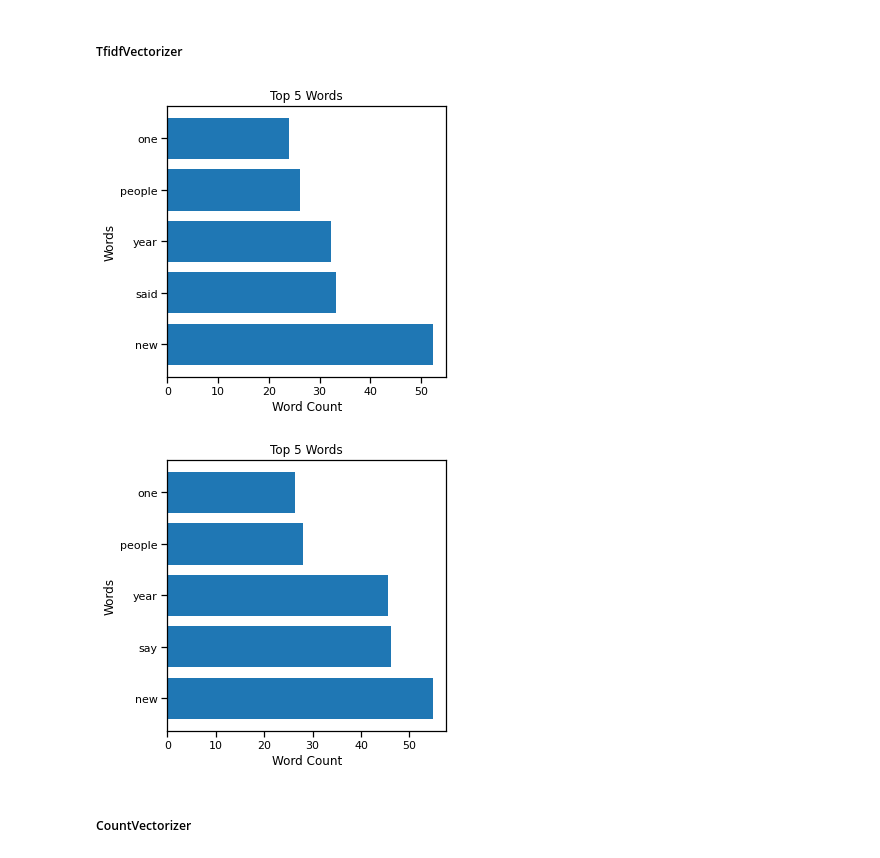
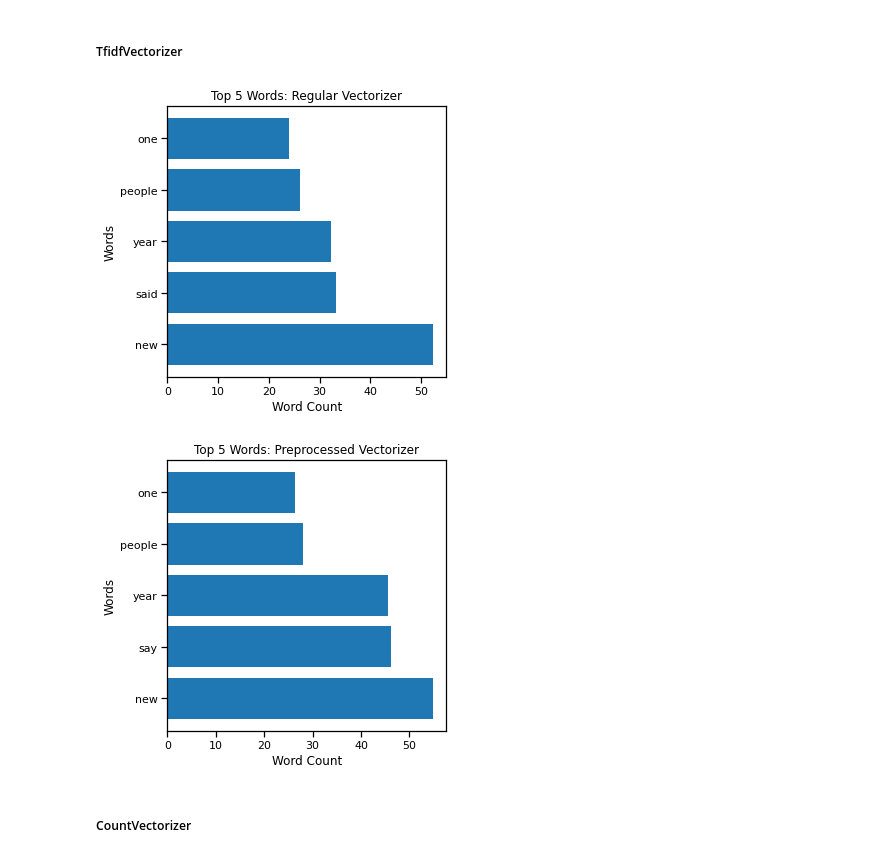
Before and after one commit to zach-hanly/nyt_predicting_shared_articles, a Jupyter notebook: modeling.ipynb, the cells around one changed output. Drawn from its saved outputs; the diff is of its cells as text; code cells hidden in the pictures.

```diff
--- a/modeling.ipynb
+++ b/modeling.ipynb
@@ -325,34 +325,34 @@ plot_top_words(keywords_tok_cv, X_train_keywords_tok_cv);
 # %%
 # regular vectorizer
 snippet_tf, X_train_snippet_tf, X_test_snippet_tf = vectorize_feature(TfidfVectorizer,
                                                                          X_train.snippet, X_test.snippet)
-
+# smote vectorized training data
 X_train_snippet_tf_sm, y_train_snippet_tf_sm = smote_data(X_train_snippet_tf, y_train,
                                                           sampling_strategy='auto',random_state=0)
 
 # used later
 # vectorizor: snippet_tf
 # data: X_train_snippet_tf_sm, y_train_snippet_tf_sm, X_test_snippet_tf
 
 
 
-# vectorizer tokeneized and lemmetized
+# tokenize and lemmatize before vectorization
 snippet_tok_tf, X_train_snippet_tok_tf, X_test_snippet_tok_tf = tokenize_vector(TfidfVectorizer,
                                                                                 X_train.snippet,
                                                                                 X_test.snippet)
-
+# smote preprocessed vectorized training data
 X_train_snippet_tok_tf_sm, y_train_snippet_tok_tf_sm = smote_data(X_train_snippet_tok_tf, y_train,
                                                                   sampling_strategy='auto',random_state=0)
 
 # used later
 # vectorizor: snippet_tok_tf
 # data: X_train_snippet_tok_tf_sm, y_train_snippet_tok_tf_sm, X_test_snippet_tok_tf
 
-plot_top_words(snippet_tf, X_train_snippet_tf);
-plot_top_words(snippet_tok_tf, X_train_snippet_tok_tf);
+plot_top_words(snippet_tf, X_train_snippet_tf, 'Regular Vectorizer');
+plot_top_words(snippet_tok_tf, X_train_snippet_tok_tf, 'Preprocessed Vectorizer');
 # %% [output]
-[figure, old version]
+[figure, new version]
-[figure, old version]
+[figure, new version]
 # %% [markdown]
 ##### CountVectorizer
 # %%
```
Also changed, not shown: parts of 44 cells of this notebook, 3 other files.
